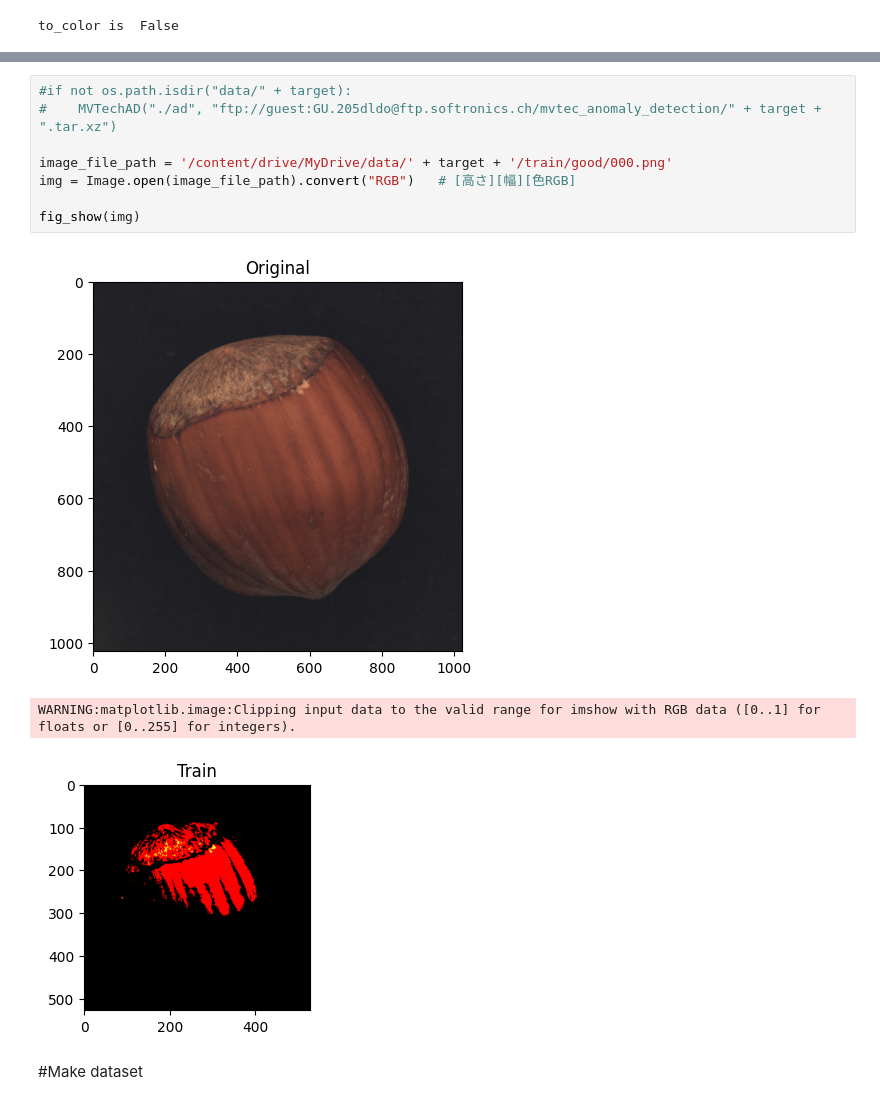
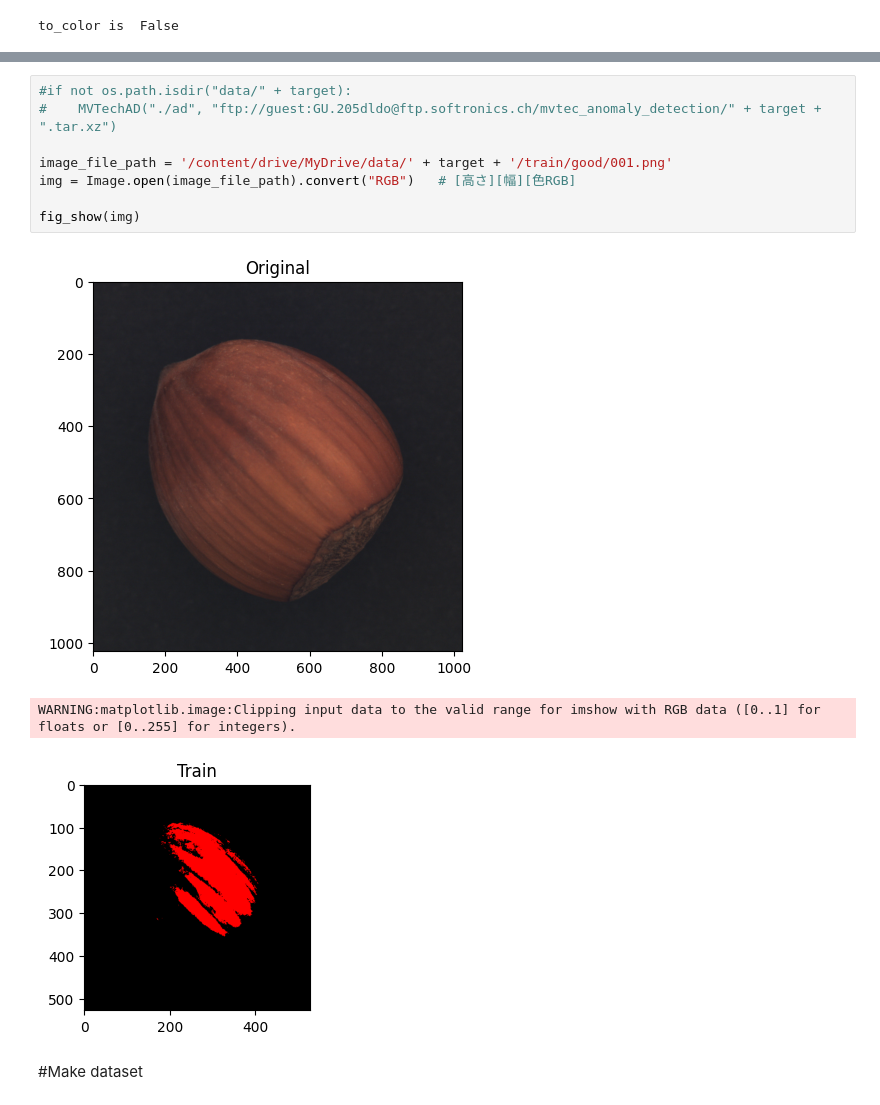
Before and after one commit to danielsoy/ALOCC-CVPR2018, a Jupyter notebook: EfficientNet_AD_Segmentation_mine.ipynb, the cells around one changed output, grey strips where cells are left out. Saved outputs shown, nothing was run; the diff lists cells and outputs as text.

```diff
--- a/EfficientNet_AD_Segmentation_mine.ipynb
+++ b/EfficientNet_AD_Segmentation_mine.ipynb
@@ -156,15 +156,15 @@ set_seed(1213)
 # %%
 #if not os.path.isdir("data/" + target):
 #    MVTechAD("./ad", "ftp://guest:GU.205dldo@ftp.softronics.ch/mvtec_anomaly_detection/" + target + ".tar.xz")
 
-image_file_path = '/content/drive/MyDrive/data/' + target + '/train/good/000.png'
+image_file_path = '/content/drive/MyDrive/data/' + target + '/train/good/001.png'
 img = Image.open(image_file_path).convert("RGB")   # [高さ][幅][色RGB]
 
 fig_show(img)
 # %% [output]
-[figure, old version]
+[figure, new version]
 WARNING:matplotlib.image:Clipping input data to the valid range for imshow with RGB data ([0..1] for floats or [0..255] for integers).
-[figure, old version]
+[figure, new version]
 # %% [markdown]
 #Make dataset
 # %%
```
Also changed, not shown: parts of 5 cells of this notebook.
